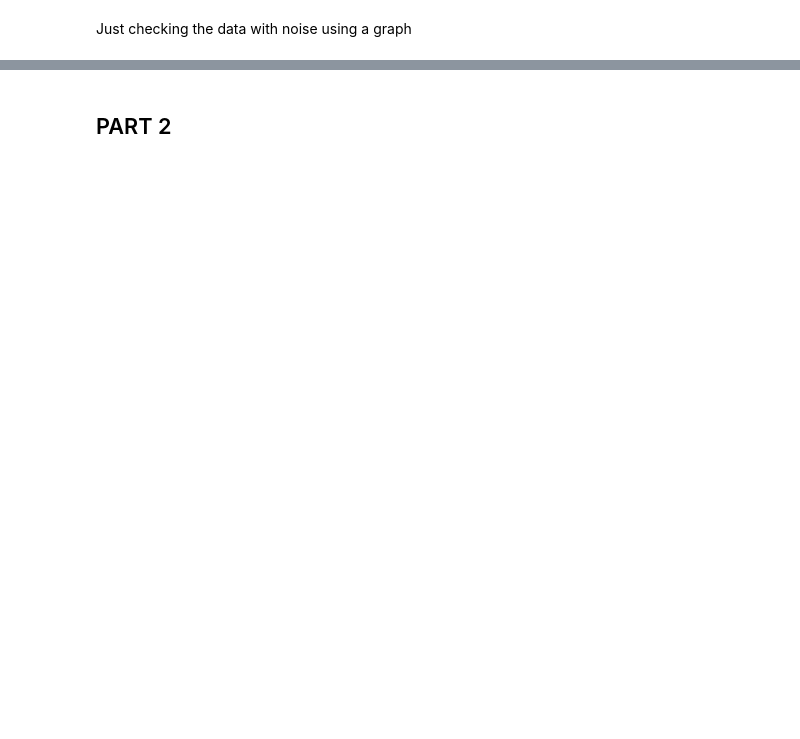
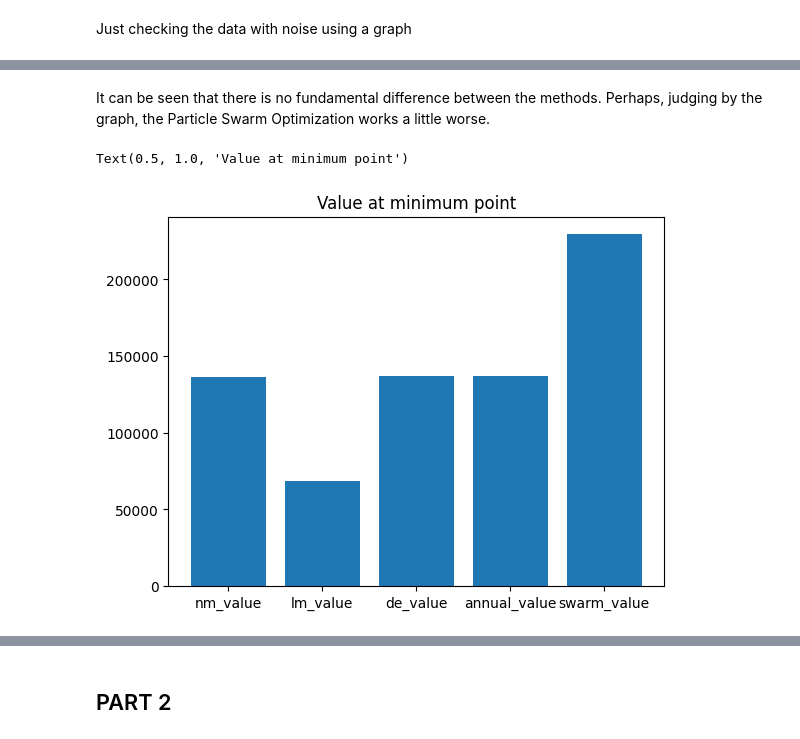
Before and after one commit to abrleva8/ITMO_algorithms, a Jupyter notebook: task_4_Abramian.ipynb, the cells around one changed output, grey strips where cells are left out. Saved outputs shown, nothing was run; the diff lists cells and outputs as text; code cells hidden in the pictures; blank space fills up the shorter version.

```diff
--- a/task_4_Abramian.ipynb
+++ b/task_4_Abramian.ipynb
@@ -127,0 +141,16 @@ Text(0.5, 1.0, 'Approximation Annual Method')
+# %% [markdown]
+It can be seen that there is no fundamental difference between the methods. Perhaps, judging by the graph, the Particle Swarm Optimization works a little worse.
+# %%
+d = {
+    'nm_value': neldermead_params.fun,
+    'lm_value': lm_params.cost,
+    'de_value': de_params.fun,
+    'annual_value': annual_params.fun,
+    'swarm_value': swarm_params[1],
+}
+
+plt.bar(d.keys(), d.values())
+plt.title('Value at minimum point')
+# %% [output]
+Text(0.5, 1.0, 'Value at minimum point')
+[figure, added]
```
Also changed, not shown: parts of 47 cells of this notebook.
